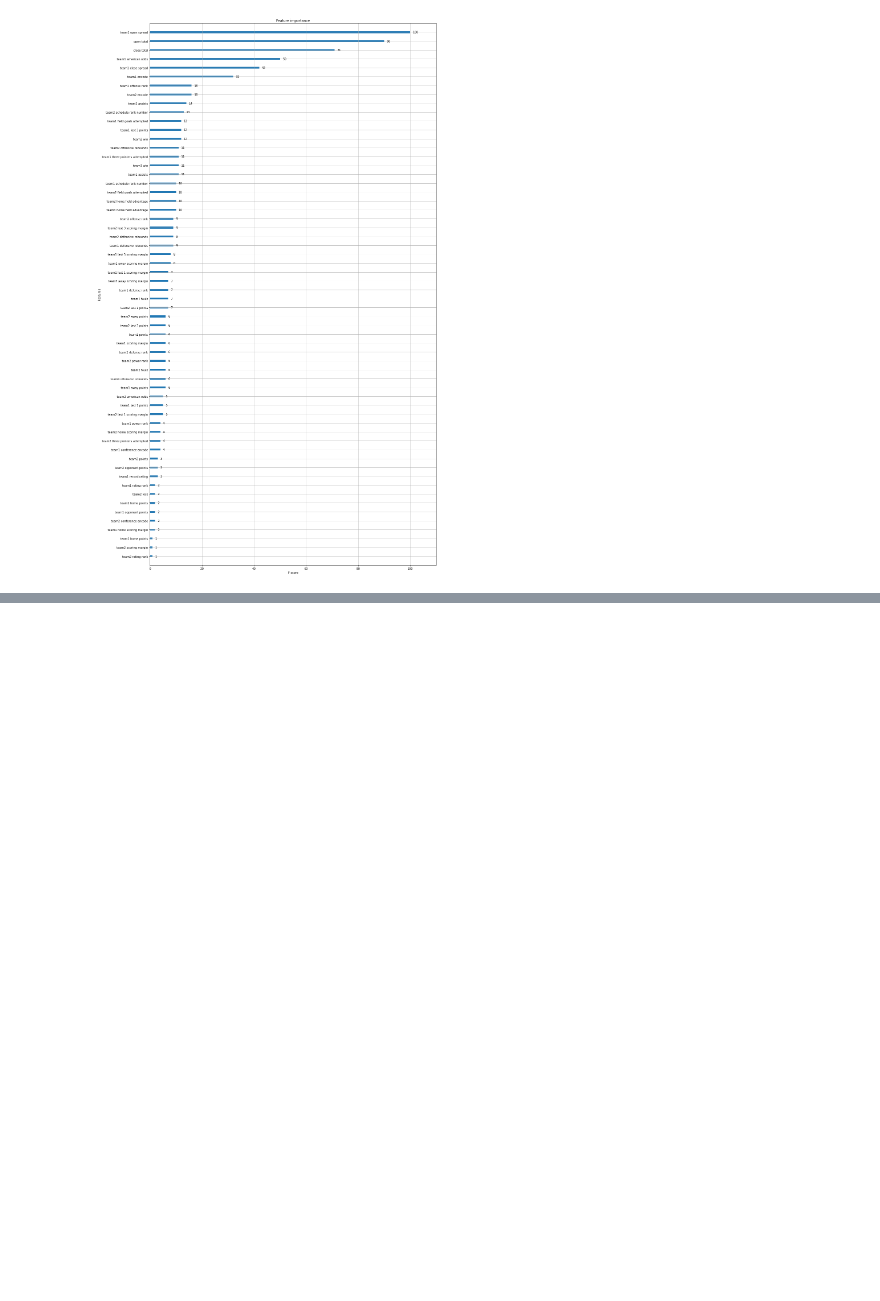
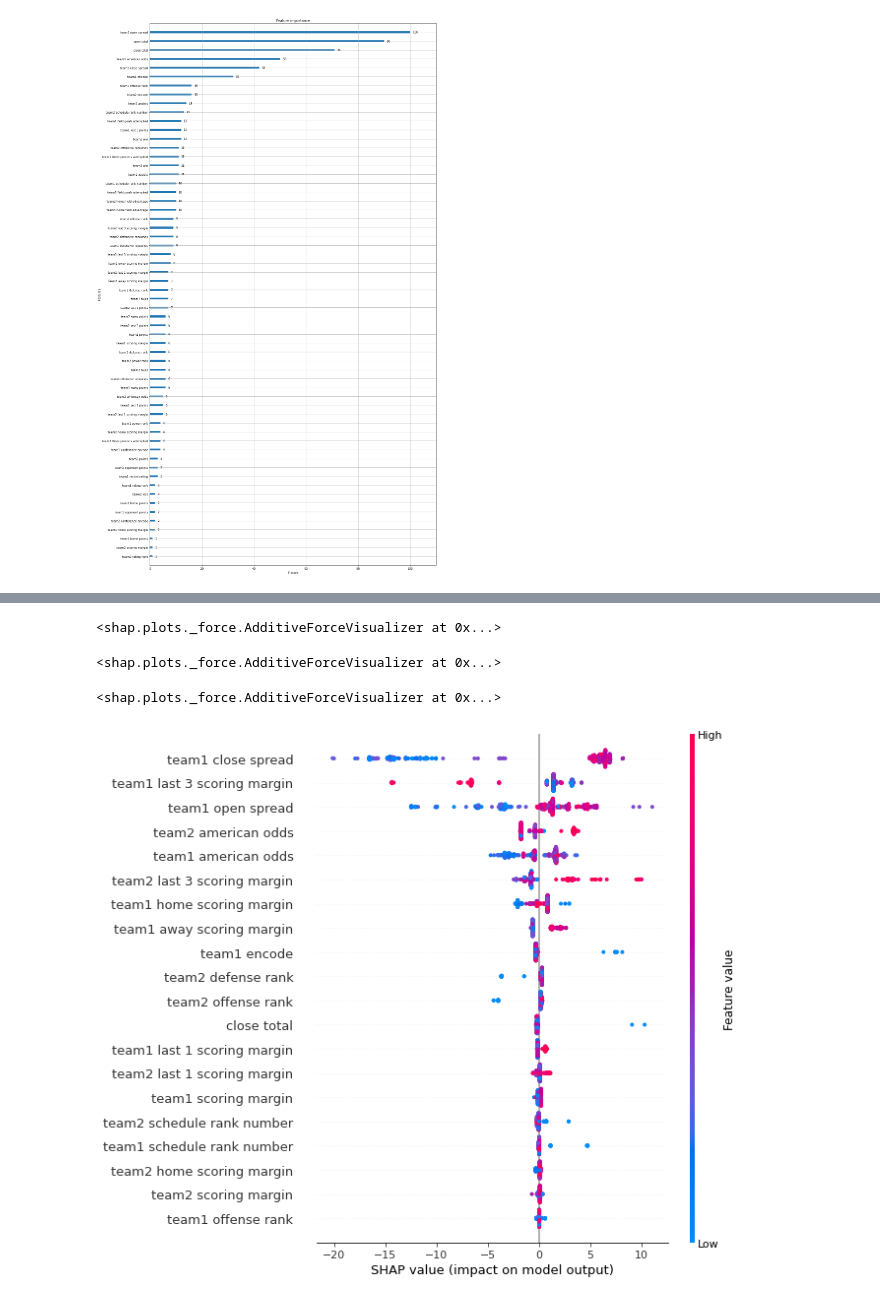
Before and after one commit to tamle7422/regression, a Jupyter notebook: nba.ipynb, the cells around one changed output, grey strips where cells are left out. Drawn from its saved outputs; the diff is of its cells as text; code cells hidden in the pictures; blank space fills up the shorter version.

Commit message:
Update shapley values

```diff
--- a/nba.ipynb
+++ b/nba.ipynb
@@ -564,0 +585,6 @@ xgb.plot_importance(bst,ax=ax)
+# %%
+treeExplainer = shap.TreeExplainer(XGBRegressor,model_output="raw",feature_perturbation="interventional",
+    data=pd.DataFrame(xTest).head(100),algorithm="deep")
+# %%
+shapValues = treeExplainer.shap_values(pd.DataFrame(xTest).iloc[:327,:])
+shapValues
@@ -564,0 +635,16 @@ xgb.plot_importance(bst,ax=ax)
+# %%
+shap.force_plot(treeExplainer.expected_value,shapValues[4],pd.DataFrame(xTest).iloc[5:6,])
+# %% [output]
+<shap.plots._force.AdditiveForceVisualizer at 0x...>
+# %%
+shap.force_plot(treeExplainer.expected_value,shapValues[27],pd.DataFrame(xTest).iloc[28:29,])
+# %% [output]
+<shap.plots._force.AdditiveForceVisualizer at 0x...>
+# %%
+shap.force_plot(treeExplainer.expected_value,shapValues[55],pd.DataFrame(xTest).iloc[56:57])
+# %% [output]
+<shap.plots._force.AdditiveForceVisualizer at 0x...>
+# %%
+shap.summary_plot(shapValues,xTest[0:327])
+# %% [output]
+[figure, added]
```
Also changed, not shown: parts of 14 cells of this notebook.
